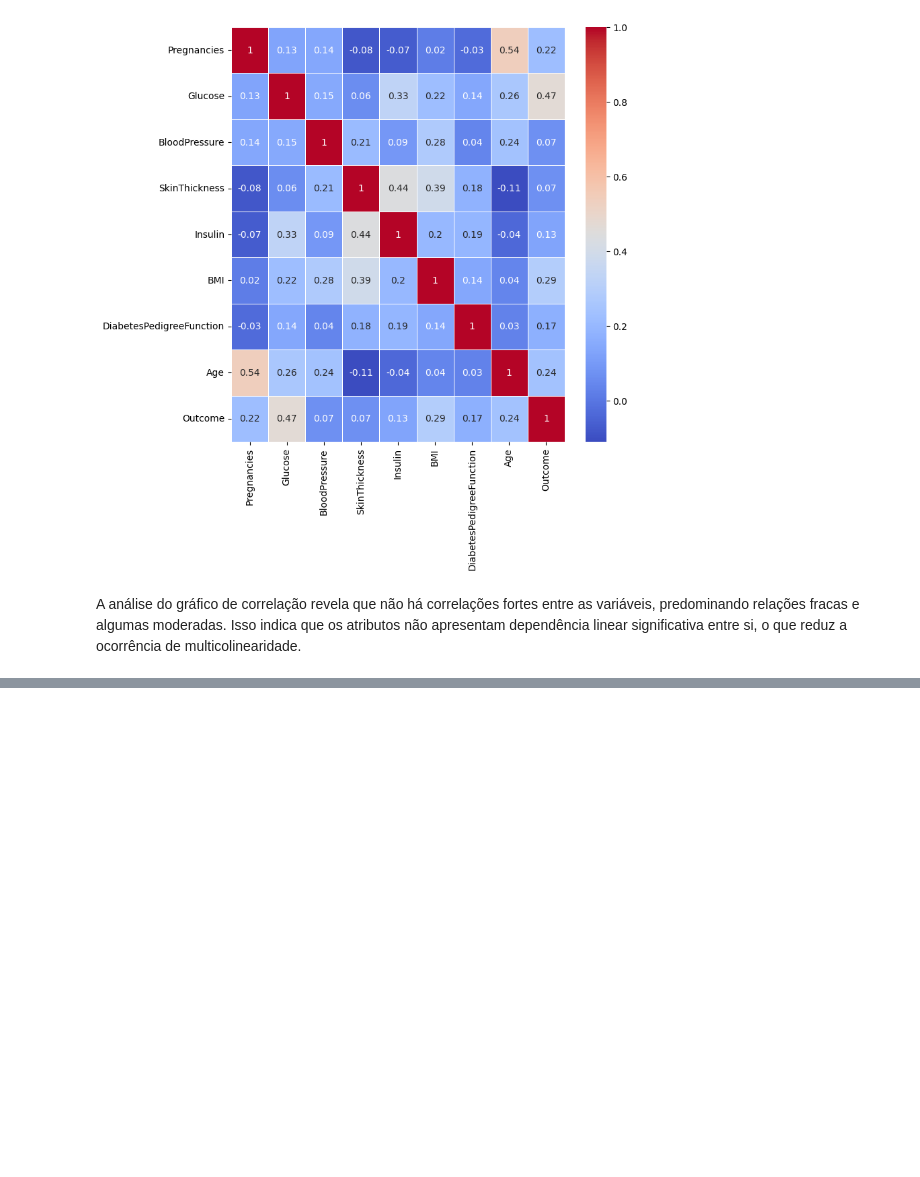
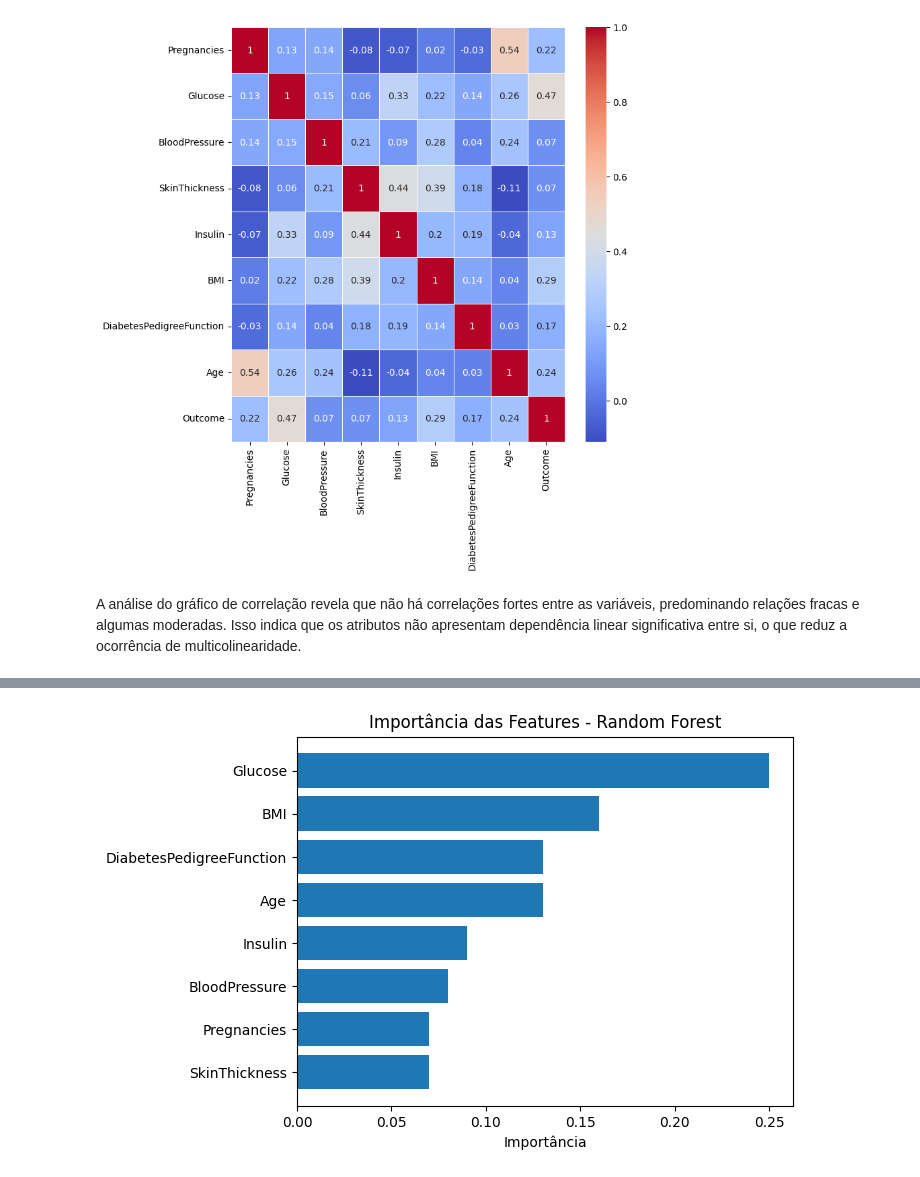
Before and after one commit to amaranini/postech-tech-challenges, a Jupyter notebook: fase1/fase1-tech-challenges.ipynb, the cells around one changed output, grey strips where cells are left out. Cells and saved outputs as stored; diff of their text form; code cells hidden in the pictures; blank space fills up the shorter version.

```diff
--- a/fase1/fase1-tech-challenges.ipynb
+++ b/fase1/fase1-tech-challenges.ipynb
@@ -281,0 +336,18 @@ ModuleNotFoundError: No module named 'sklearn'
+# %%
+# criando o pipeline do modelo de Regressão Logística
+log_pipeline = Pipeline([
+    ('imputer', imputer),
+    ('scaler', scaler),
+    ('model', LogisticRegression(max_iter=1000))
+])
+
+# treinando o modelo de Regressão Logística
+log_pipeline.fit(X_train, y_train)
+# fazendo previsões no conjunto de teste
+y_pred_log = log_pipeline.predict(X_test)
+# criando o relatorio de desempenho do modelo de Regressão Logística
+report_log = classification_report(
+    y_test,
+    y_pred_log,
+    output_dict=True
+)
@@ -281,0 +619,14 @@ ModuleNotFoundError: No module named 'sklearn'
+# %%
+import pandas as pd
+
+# obtendo as importâncias das features do modelo Random Forest
+importances = rf_pipeline.named_steps['model'].feature_importances_
+
+# criando um DataFrame para visualizar as importâncias das features
+feature_importance_df = pd.DataFrame({
+    'Feature': X.columns,
+    'Importance': importances.round(2)
+}).sort_values(by='Importance', ascending=False)
+
+# exibindo as importâncias das features
+feature_importance_df
@@ -281,0 +643,14 @@ ModuleNotFoundError: No module named 'sklearn'
+# %%
+import matplotlib.pyplot as plt
+
+plt.figure()
+plt.barh(
+    feature_importance_df['Feature'],
+    feature_importance_df['Importance']
+)
+plt.title("Importância das Features - Random Forest")
+plt.xlabel("Importância")
+plt.gca().invert_yaxis()
+plt.show()
+# %% [output]
+[figure, added]
```
Also changed, not shown: parts of 52 cells of this notebook.
